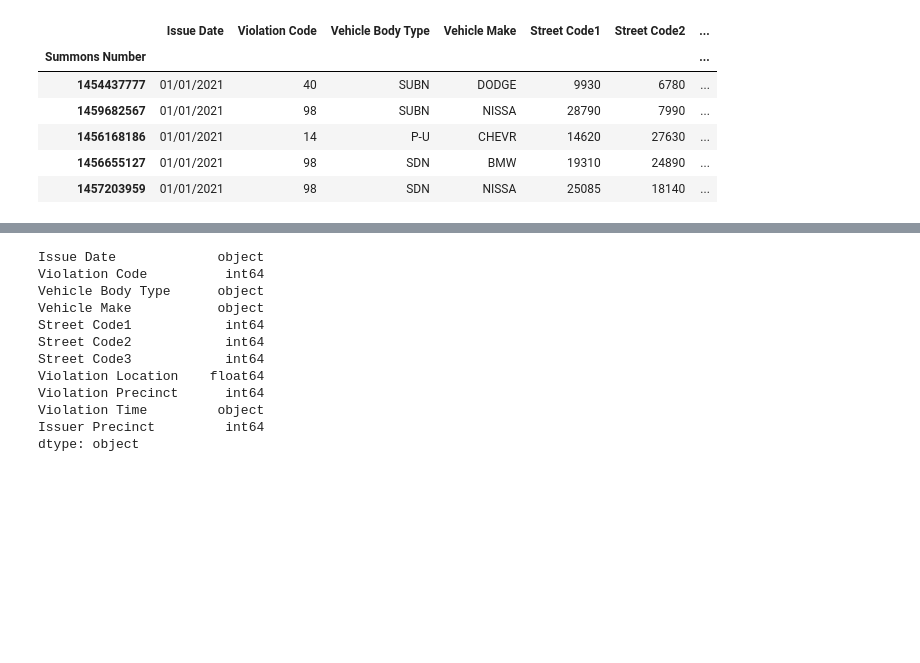
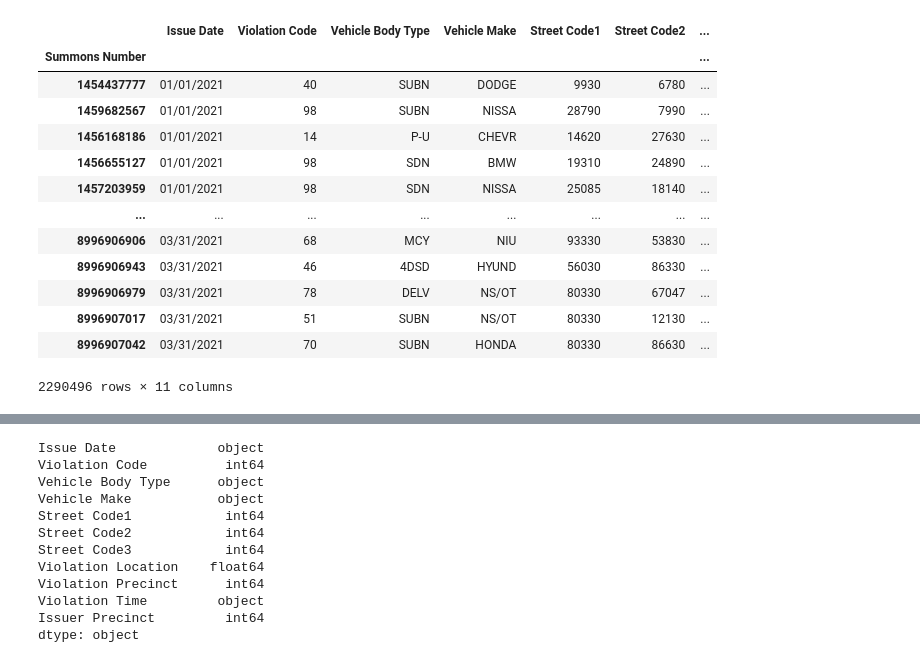
Before and after one commit to mconwa20/Final-project, a Jupyter notebook: nycdatadeepclean.ipynb, the cells around one changed output, grey strips where cells are left out. Cells and saved outputs as stored; diff of their text form; code cells hidden in the pictures; blank space fills up the shorter version.

```diff
--- a/nycdatadeepclean.ipynb
+++ b/nycdatadeepclean.ipynb
@@ -20,14 +20,21 @@ df2 = pd.read_csv(filename2, header=0, index_col=0)
 # %%
 #Remove ALL rows with NaN value
 df = df.dropna()
-df.head()
+df
 # %% [output]
 |  | Issue Date | Violation Code | Vehicle Body Type | Vehicle Make | Street Code1 | Street Code2 | ... |
 | Summons Number |  |  |  |  |  |  | ... |
 | 1454437777 | 01/01/2021 | 40 | SUBN | DODGE | 9930 | 6780 | ... |
 | 1459682567 | 01/01/2021 | 98 | SUBN | NISSA | 28790 | 7990 | ... |
 | 1456168186 | 01/01/2021 | 14 | P-U | CHEVR | 14620 | 27630 | ... |
 | 1456655127 | 01/01/2021 | 98 | SDN | BMW | 19310 | 24890 | ... |
 | 1457203959 | 01/01/2021 | 98 | SDN | NISSA | 25085 | 18140 | ... |
+| ... | ... | ... | ... | ... | ... | ... | ... |
+| 8996906906 | 03/31/2021 | 68 | MCY | NIU | 93330 | 53830 | ... |
+| 8996906943 | 03/31/2021 | 46 | 4DSD | HYUND | 56030 | 86330 | ... |
+| 8996906979 | 03/31/2021 | 78 | DELV | NS/OT | 80330 | 67047 | ... |
+| 8996907017 | 03/31/2021 | 51 | SUBN | NS/OT | 80330 | 12130 | ... |
+| 8996907042 | 03/31/2021 | 70 | SUBN | HONDA | 80330 | 86630 | ... |
+2290496 rows × 11 columns
 # %%
 df2 = df2.dropna()
```
Also changed, not shown: parts of 7 cells of this notebook.
